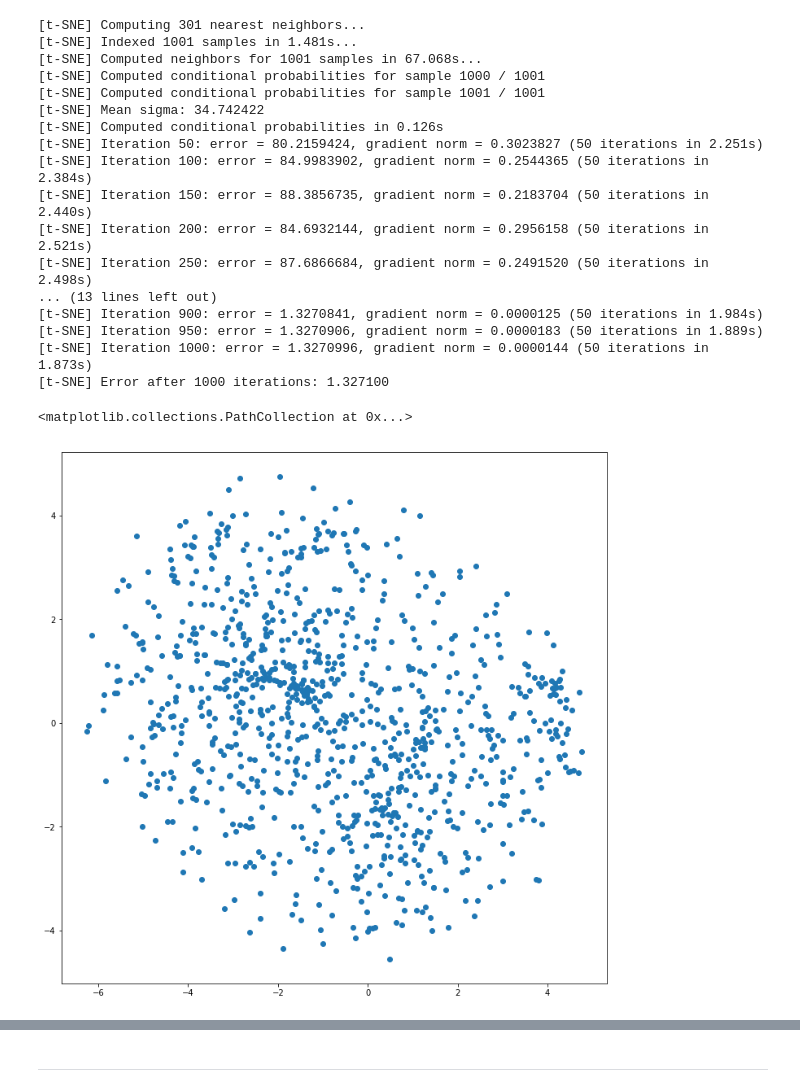
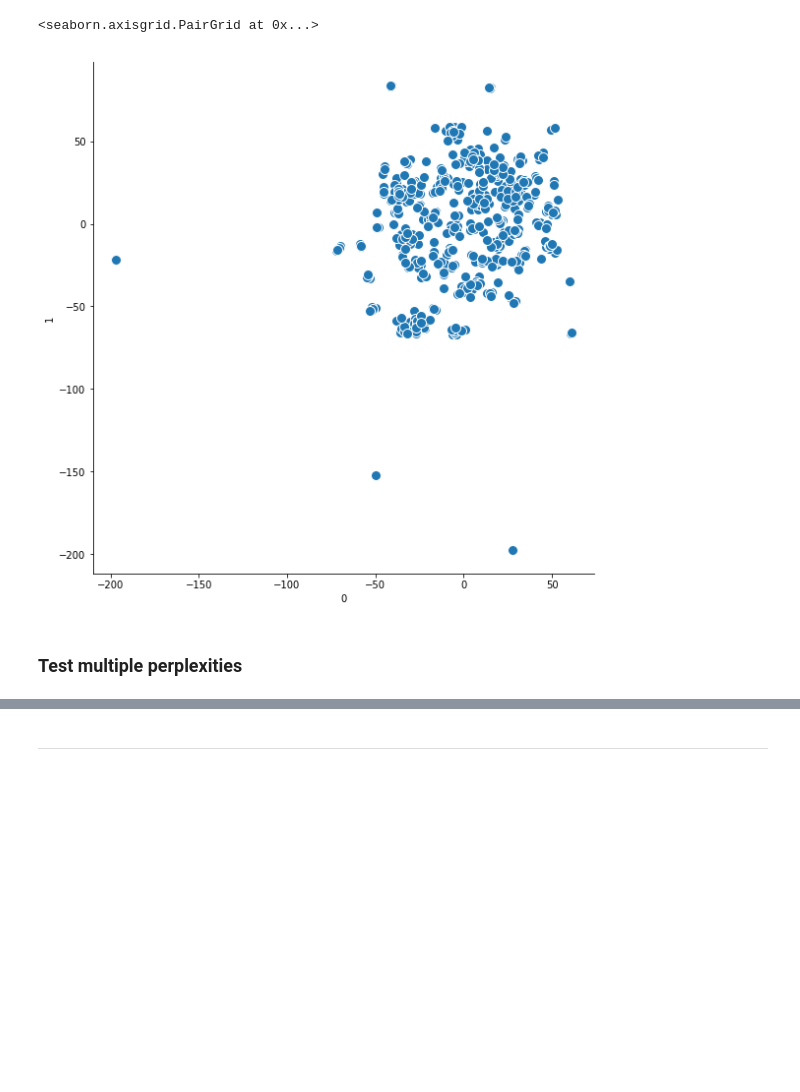
Before and after one commit to bergberg/dnb_beyondbanking, a Jupyter notebook: Python/TSNE.ipynb, the cells around one changed output, grey strips where cells are left out. Cells and saved outputs as stored; diff of their text form; code cells hidden in the pictures; blank space fills up the shorter version.

```diff
--- a/Python/TSNE.ipynb
+++ b/Python/TSNE.ipynb
@@ -50,4 +16,0 @@ merged = pd.merge(prot, cnv, left_index=True, right_index=True, how='outer')
-# %%
-pheno = pd.read_csv('../../Downloads/Lung/Lung_Phenotype_Metadata.txt', sep ='\t')
-# %%
-pheno.set_index('SampleID', inplace=True)
@@ -131,5 +17,5 @@ pd.DataFrame(mut_grouped).reset_index(drop=True)
 # %%
-df_upper = pd.read_csv('../BBD/df_upper.csv')
+df_upper = pd.read_csv('../../df_upper.csv')
 # %%
 del df_upper['Unnamed: 0']
 # %%
@@ -195,0 +35,2 @@ df_upper.shape
+# %%
+tsne = TSNE(perplexity=2, verbose=2, n_iter=1000,learning_rate=500).fit_transform(squamous)
@@ -196,3 +55,10 @@ df_upper.shape
+# %%
+sns.pairplot(x_vars=[0], y_vars=[1], data=pd.DataFrame(tsne), size=8, plot_kws={"s": 100})
+# %% [output]
+<seaborn.axisgrid.PairGrid at 0x...>
+[figure, added]
+# %% [markdown]
+### Test multiple perplexities
 # %%
 fig, axs = plt.subplots(2, 3, figsize=(30,20))
 perplexities = [2,5,30,50,100]
@@ -206,23 +74,3 @@ fig.savefig('../../Documents/BBD/tsne.png', dpi=300)
 tsne = TSNE(perplexity=100, verbose=2).fit_transform(df_upper)
 plt.figure(figsize=(12,12))
 plt.scatter(tsne[:,0],tsne[:,1])
-# %% [output]
-[t-SNE] Computing 301 nearest neighbors...
-[t-SNE] Indexed 1001 samples in 1.481s...
-[t-SNE] Computed neighbors for 1001 samples in 67.068s...
-[t-SNE] Computed conditional probabilities for sample 1000 / 1001
-[t-SNE] Computed conditional probabilities for sample 1001 / 1001
-[t-SNE] Mean sigma: 34.742422
-[t-SNE] Computed conditional probabilities in 0.126s
-[t-SNE] Iteration 50: error = 80.2159424, gradient norm = 0.3023827 (50 iterations in 2.251s)
-[t-SNE] Iteration 100: error = 84.9983902, gradient norm = 0.2544365 (50 iterations in 2.384s)
-[t-SNE] Iteration 150: error = 88.3856735, gradient norm = 0.2183704 (50 iterations in 2.440s)
-[t-SNE] Iteration 200: error = 84.6932144, gradient norm = 0.2956158 (50 iterations in 2.521s)
-[t-SNE] Iteration 250: error = 87.6866684, gradient norm = 0.2491520 (50 iterations in 2.498s)
-... (13 lines left out)
-[t-SNE] Iteration 900: error = 1.3270841, gradient norm = 0.0000125 (50 iterations in 1.984s)
-[t-SNE] Iteration 950: error = 1.3270906, gradient norm = 0.0000183 (50 iterations in 1.889s)
-[t-SNE] Iteration 1000: error = 1.3270996, gradient norm = 0.0000144 (50 iterations in 1.873s)
-[t-SNE] Error after 1000 iterations: 1.327100
-<matplotlib.collections.PathCollection at 0x...>
-[figure, removed]
```
Also changed, not shown: parts of 64 cells of this notebook, 2 other files.
